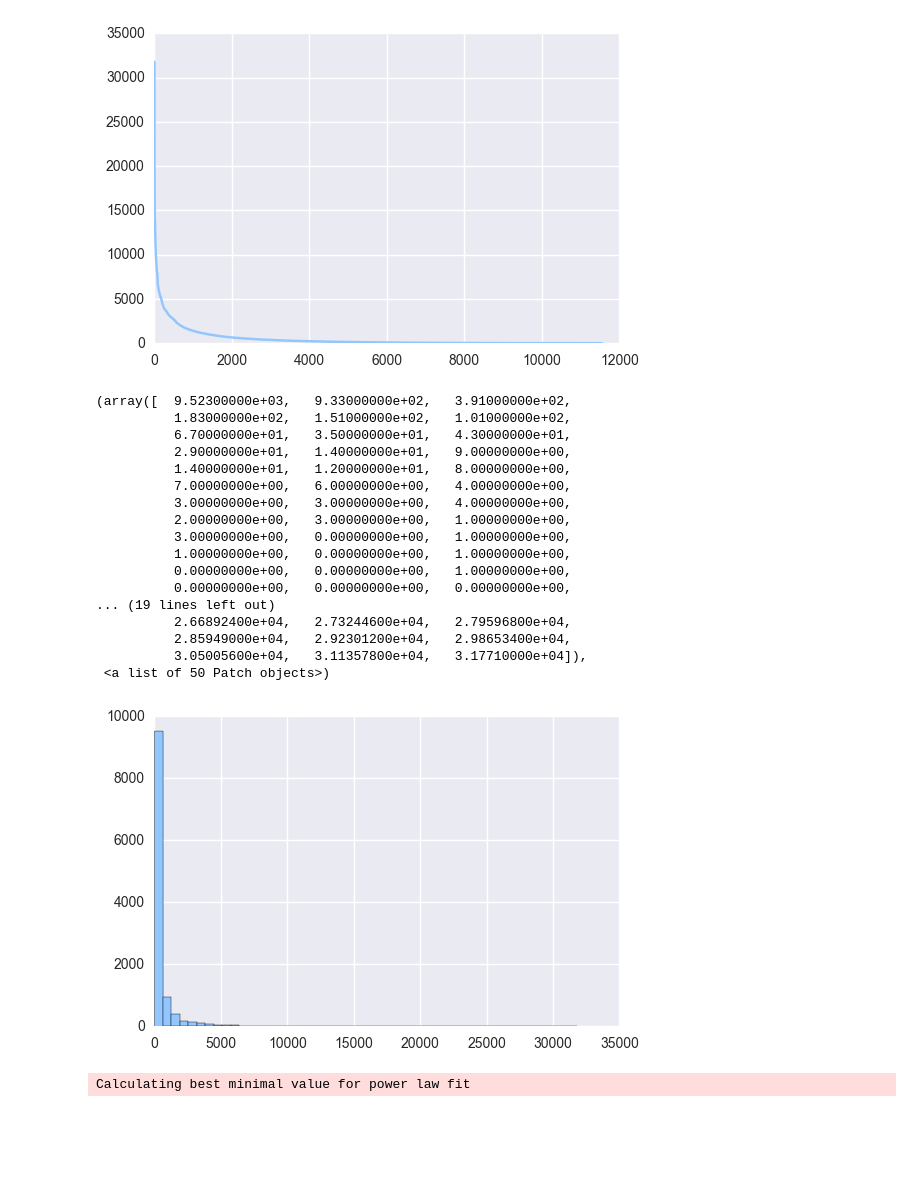
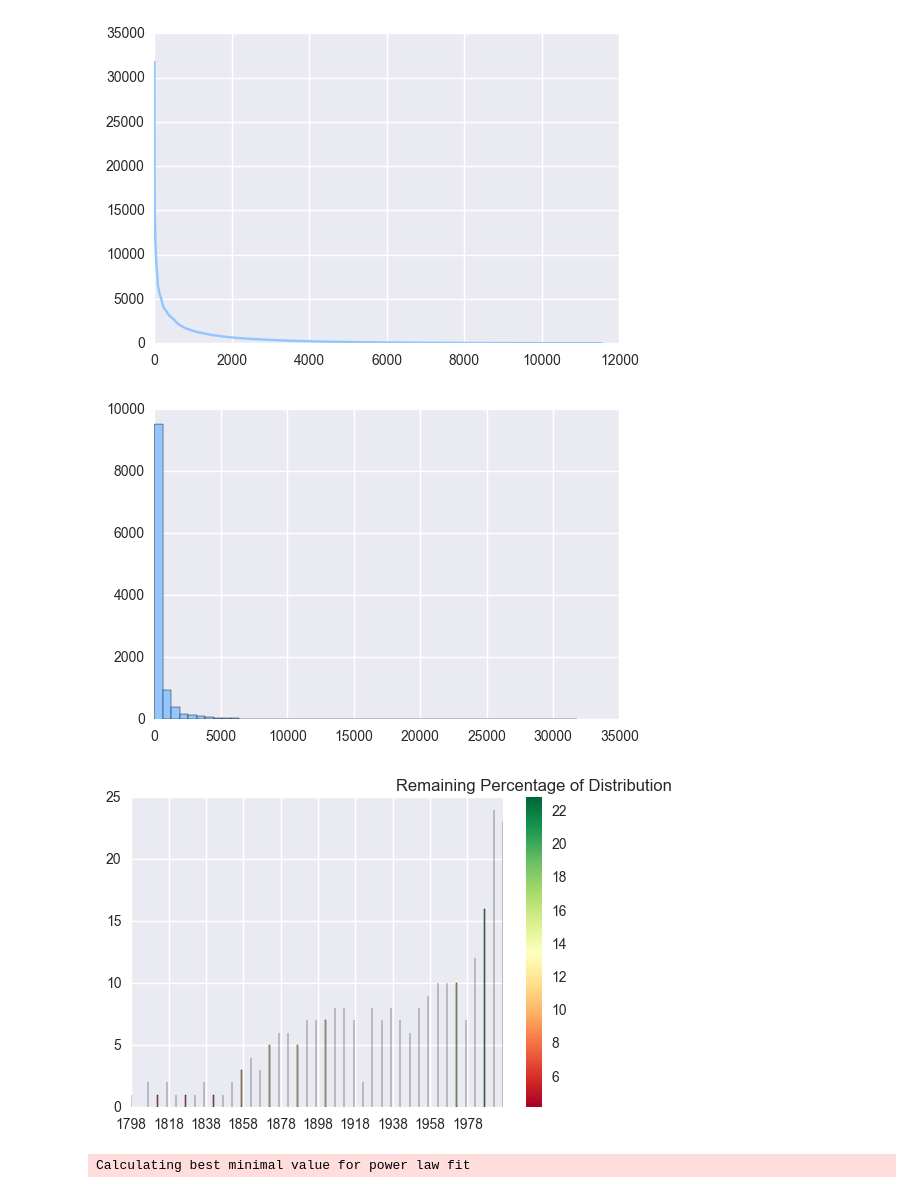
Before and after one commit to ThomVett/Project_ADA, a Jupyter notebook: Finding Patterns in the Data.ipynb, the cells around one changed output. Cells and saved outputs as stored; diff of their text form; code cells hidden in the pictures; blank space fills up the shorter version.

```diff
--- a/Finding Patterns in the Data.ipynb
+++ b/Finding Patterns in the Data.ipynb
@@ -287,23 +288,34 @@ plt.plot(minValues)
 [<matplotlib.lines.Line2D at 0x...>]
 [figure]
 # %%
-plt.hist(minValues,bins=50)
+_=plt.hist(minValues,bins=50)
 # %% [output]
-(array([  9.52300000e+03,   9.33000000e+02,   3.91000000e+02,
-          1.83000000e+02,   1.51000000e+02,   1.01000000e+02,
-          6.70000000e+01,   3.50000000e+01,   4.30000000e+01,
-          2.90000000e+01,   1.40000000e+01,   9.00000000e+00,
-          1.40000000e+01,   1.20000000e+01,   8.00000000e+00,
-          7.00000000e+00,   6.00000000e+00,   4.00000000e+00,
-          3.00000000e+00,   3.00000000e+00,   4.00000000e+00,
-          2.00000000e+00,   3.00000000e+00,   1.00000000e+00,
-          3.00000000e+00,   0.00000000e+00,   1.00000000e+00,
-          1.00000000e+00,   0.00000000e+00,   1.00000000e+00,
-          0.00000000e+00,   0.00000000e+00,   1.00000000e+00,
-          0.00000000e+00,   0.00000000e+00,   0.00000000e+00,
-... (19 lines left out)
-          2.66892400e+04,   2.73244600e+04,   2.79596800e+04,
-          2.85949000e+04,   2.92301200e+04,   2.98653400e+04,
-          3.05005600e+04,   3.11357800e+04,   3.17710000e+04]),
- <a list of 50 Patch objects>)
 [figure]
+# %%
+remainingDistrib = np.array([])
+
+for i in longTail.index:
+    distrib = longTail.loc[i][longTail.loc[i] > 0].sort_values(ascending=False)
+    pctchange = distrib.pct_change()
+    onlyVal = pctchange[pctchange<0]
+    prob = cdf0[np.where(basePctChange==onlyVal.values[-1])]
+    remainingDistrib = np.append(remainingDistrib,1-prob)
+# %%
+from matplotlib import cm
+
+# Set up colors : red to green
+y = remainingDistrib[np.arange(0,len(minValuesPerYear),5)]*100
+colors = cm.RdYlGn(y / float(max(y)))
+plot = plt.scatter(y, y, c=y,cmap = 'RdYlGn')
+plt.clf()
+clb = plt.colorbar(plot)
+clb.ax.set_title("Remaining Percentage of Distribution")
+
+minValuesPerYear = longTail[longTail>0].min(axis=1)
+minValuesPerYear.index = pd.to_datetime(minValuesPerYear.index)
+plt.bar(minValuesPerYear.index.values[np.arange(0,len(minValuesPerYear),5)],
+        minValuesPerYear.values[np.arange(0,len(minValuesPerYear),5)],
+        color=colors,width=50)
+plt.show()
+# %% [output]
+[figure, added]
```
Also changed, not shown: parts of 9 cells of this notebook, 3 other files.
